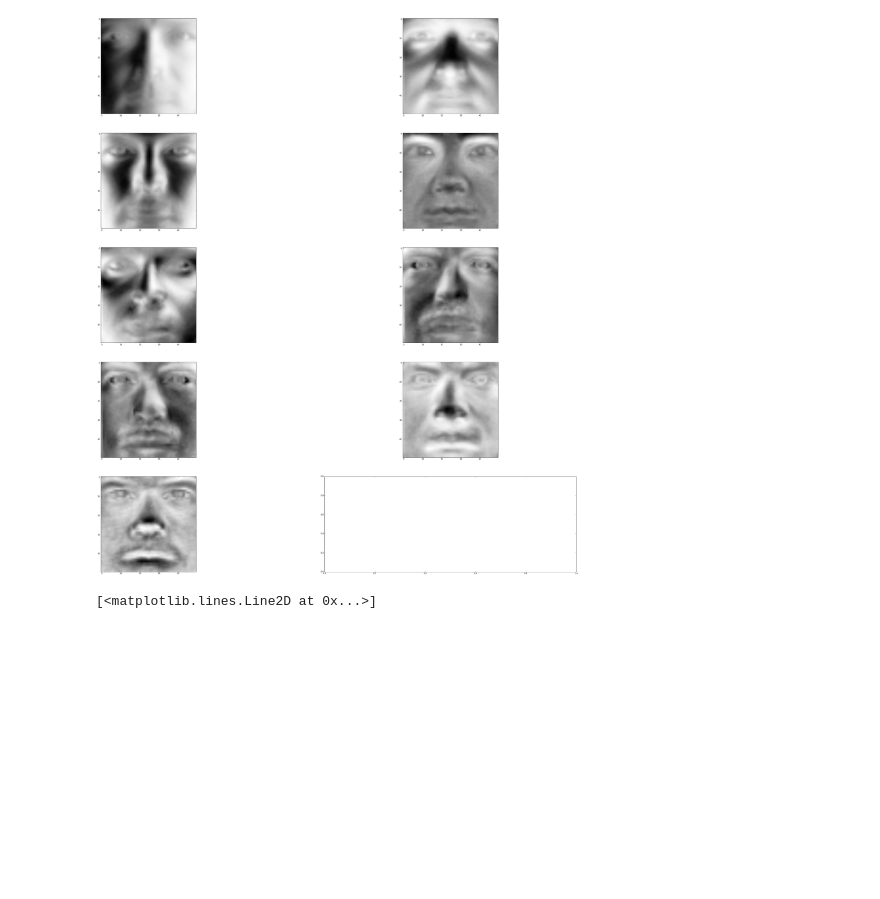
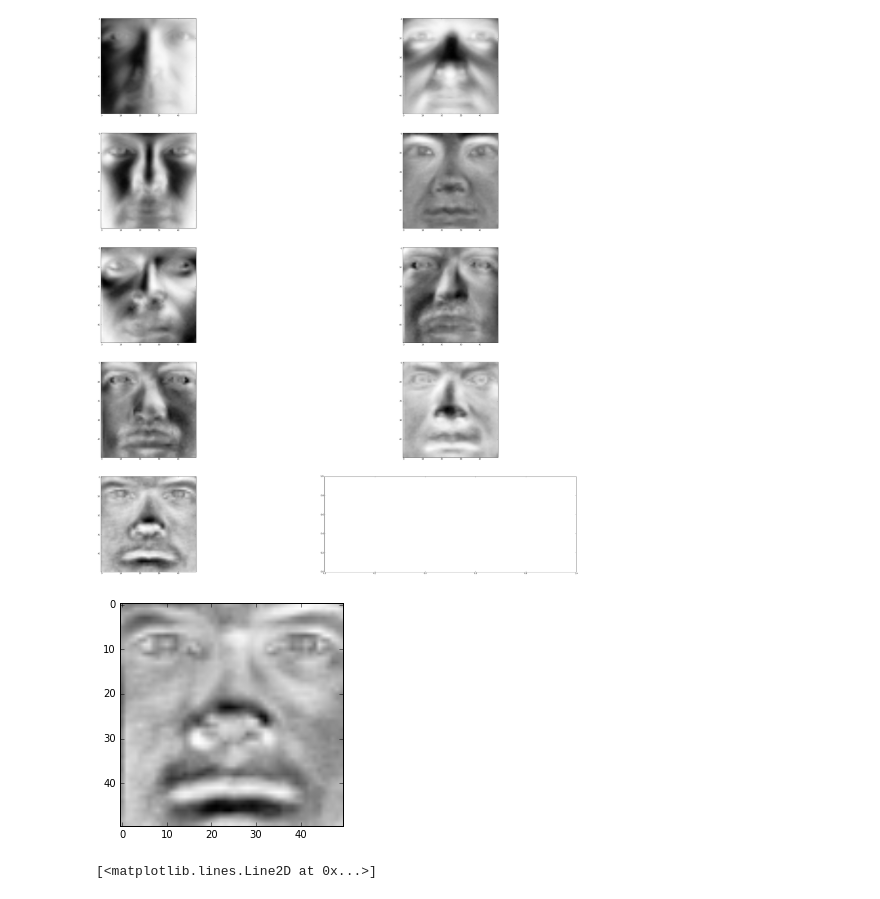
Before and after one commit to bluenight1994/Applied-Machine-Learning, a Jupyter notebook: face_recognition/eigenface.ipynb, the cells around one changed output. Cells and saved outputs as stored; diff of their text form; code cells hidden in the pictures; blank space fills up the shorter version.

```diff
--- a/face_recognition/eigenface.ipynb
+++ b/face_recognition/eigenface.ipynb
@@ -51,6 +48,11 @@ for i in range(10):
 # %% [output]
 (540, 540) (540,) (2500, 2500)
 [figure]
+# %%
+plt.imshow(V[10,:].reshape(50,50), cmap = cm.Greys_r)
+plt.show()
+# %% [output]
+[figure, added]
 # %%
 # low-rank Approximation
 x, y = [], []
```
Also changed, not shown: parts of 5 cells of this notebook.
